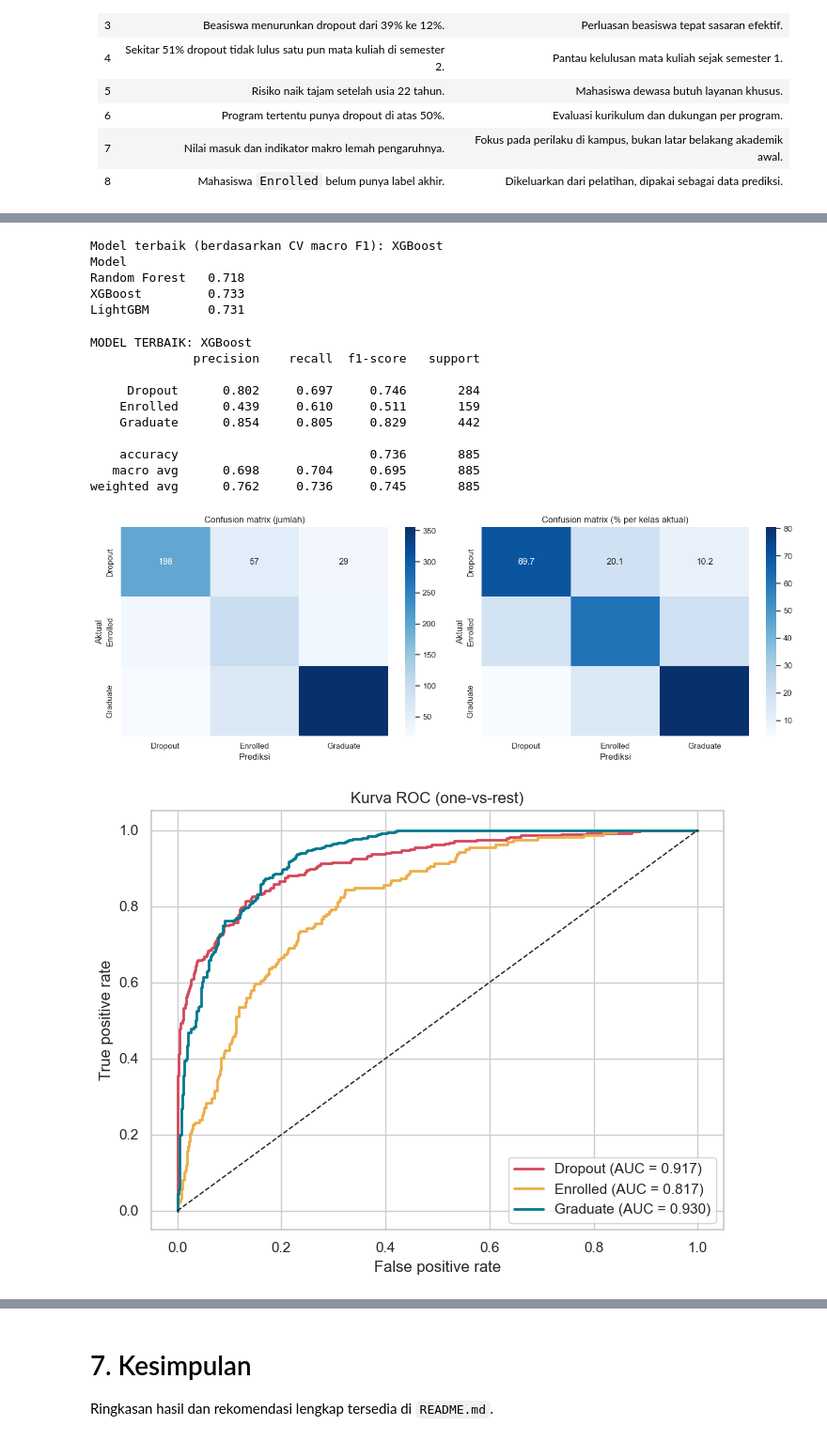
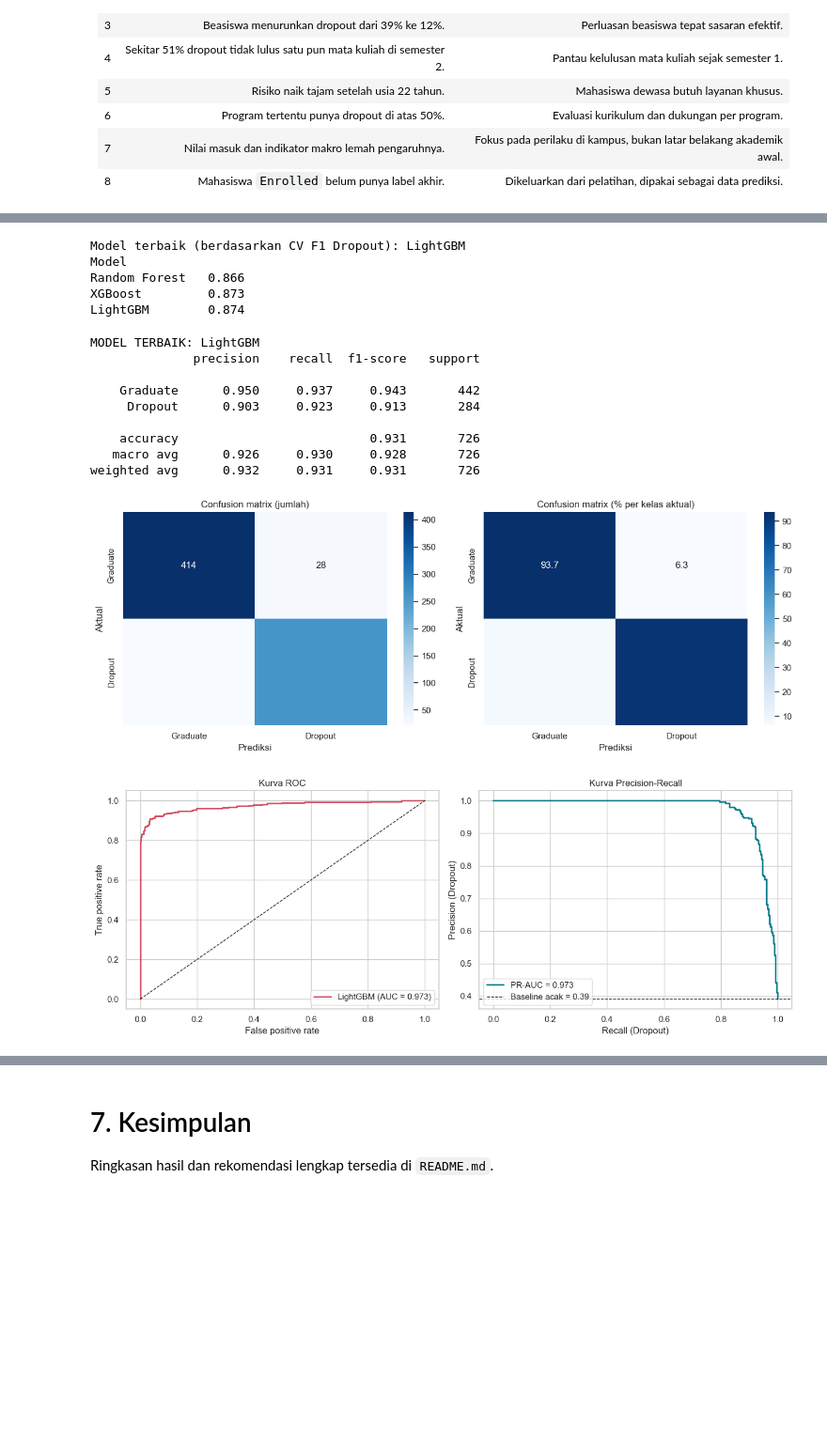
Before and after one commit to putraharifin/student-dropout-predictor, a Jupyter notebook: notebook.ipynb, the cells around one changed output, grey strips where cells are left out. Shown at 94% size. Saved outputs shown, nothing was run; the diff lists cells and outputs as text; code cells hidden in the pictures; blank space fills up the shorter version.

```diff
--- a/notebook.ipynb
+++ b/notebook.ipynb
@@ -906,12 +946,12 @@ ruang_param = {
 
 model_tuned, ringkas_tuning = {}, []
 for nama, grid in ruang_param.items():
-    cari = RandomizedSearchCV(buat_pipeline(nama), grid, n_iter=8, scoring="f1_macro",
+    cari = RandomizedSearchCV(buat_pipeline(nama), grid, n_iter=10, scoring="f1",
                               cv=StratifiedKFold(3, shuffle=True, random_state=RANDOM_STATE),
                               random_state=RANDOM_STATE, n_jobs=1, refit=True)
     cari.fit(X_train, y_train, **fit_params(nama, y_train))
     model_tuned[nama] = cari.best_estimator_
-    ringkas_tuning.append({"Model": nama, "Best CV Macro F1": cari.best_score_,
+    ringkas_tuning.append({"Model": nama, "Best CV F1 Dropout": cari.best_score_,
                            "Best params": {k.replace("model__", ""): v for k, v in cari.best_params_.items()}})
 
 model_tuned["Logistic Regression"] = buat_pipeline("Logistic Regression").fit(X_train, y_train)
@@ -991,56 +1034,56 @@ Kita memilih model dengan **macro F1 validasi silang tertinggi** pada tahap tuni
 # %%
-kandidat = ringkas_tuning["Best CV Macro F1"]
+kandidat = ringkas_tuning["Best CV F1 Dropout"]
 NAMA_TERBAIK = kandidat.idxmax()
 model_terbaik = model_tuned[NAMA_TERBAIK]
-print("Model terbaik (berdasarkan CV macro F1):", NAMA_TERBAIK)
+print("Model terbaik (berdasarkan CV F1 Dropout):", NAMA_TERBAIK)
 print(kandidat.round(4).to_string())
 # %% [output]
-Model terbaik (berdasarkan CV macro F1): XGBoost
+Model terbaik (berdasarkan CV F1 Dropout): LightGBM
 Model
-Random Forest   0.718
-XGBoost         0.733
-LightGBM        0.731
+Random Forest   0.866
+XGBoost         0.873
+LightGBM        0.874
 # %%
-pred_test = model_terbaik.predict(X_test)
+proba_test = model_terbaik.predict_proba(X_test)[:, 1]
+pred_test = (proba_test >= 0.5).astype(int)
+
 print(f"MODEL TERBAIK: {NAMA_TERBAIK}")
-print(classification_report(y_test, pred_test, target_names=STATUS_ORDER, digits=3))
+print(classification_report(y_test, pred_test, target_names=NAMA_KELAS, digits=3))
 
 cm = confusion_matrix(y_test, pred_test)
 cm_pct = cm / cm.sum(axis=1, keepdims=True) * 100
-fig, ax = plt.subplots(1, 2, figsize=(14, 5))
-sns.heatmap(cm, annot=True, fmt="d", cmap="Blues", xticklabels=STATUS_ORDER, yticklabels=STATUS_ORDER, ax=ax[0])
+fig, ax = plt.subplots(1, 2, figsize=(13, 4.8))
+sns.heatmap(cm, annot=True, fmt="d", cmap="Blues", xticklabels=NAMA_KELAS, yticklabels=NAMA_KELAS, ax=ax[0])
 ax[0].set_title("Confusion matrix (jumlah)")
-sns.heatmap(cm_pct, annot=True, fmt=".1f", cmap="Blues", xticklabels=STATUS_ORDER, yticklabels=STATUS_ORDER, ax=ax[1])
+sns.heatmap(cm_pct, annot=True, fmt=".1f", cmap="Blues", xticklabels=NAMA_KELAS, yticklabels=NAMA_KELAS, ax=ax[1])
 ax[1].set_title("Confusion matrix (% per kelas aktual)")
 for a in ax:
     a.set_xlabel("Prediksi"); a.set_ylabel("Aktual")
 plt.tight_layout(); plt.show()
 # %% [output]
-MODEL TERBAIK: XGBoost
+MODEL TERBAIK: LightGBM
               precision    recall  f1-score   support
 
-     Dropout      0.802     0.697     0.746       284
-    Enrolled      0.439     0.610     0.511       159
-    Graduate      0.854     0.805     0.829       442
+    Graduate      0.950     0.937     0.943       442
+     Dropout      0.903     0.923     0.913       284
 
-    accuracy                          0.736       885
-   macro avg      0.698     0.704     0.695       885
-weighted avg      0.762     0.736     0.745       885
+    accuracy                          0.931       726
+   macro avg      0.926     0.930     0.928       726
+weighted avg      0.932     0.931     0.931       726
-[figure, old version]
+[figure, new version]
 # %%
-from sklearn.metrics import roc_curve, auc
-from sklearn.preprocessing import label_binarize
-
-proba_test = model_terbaik.predict_proba(X_test)
-y_bin = label_binarize(y_test, classes=[0, 1, 2])
-fig, ax = plt.subplots(figsize=(7, 5.5))
-for i, s in enumerate(STATUS_ORDER):
-    fpr, tpr, _ = roc_curve(y_bin[:, i], proba_test[:, i])
-    ax.plot(fpr, tpr, color=PALETTE[s], lw=2, label=f"{s} (AUC = {auc(fpr, tpr):.3f})")
-ax.plot([0, 1], [0, 1], "k--", lw=1)
-ax.set_xlabel("False positive rate"); ax.set_ylabel("True positive rate")
-ax.set_title("Kurva ROC (one-vs-rest)"); ax.legend(loc="lower right")
+fpr, tpr, _ = roc_curve(y_test, proba_test)
+prec, rec, _ = precision_recall_curve(y_test, proba_test)
+fig, ax = plt.subplots(1, 2, figsize=(13, 5))
+ax[0].plot(fpr, tpr, color="#d1495b", lw=2, label=f"{NAMA_TERBAIK} (AUC = {roc_auc_score(y_test, proba_test):.3f})")
+ax[0].plot([0, 1], [0, 1], "k--", lw=1)
+ax[0].set_xlabel("False positive rate"); ax[0].set_ylabel("True positive rate")
+ax[0].set_title("Kurva ROC"); ax[0].legend(loc="lower right")
+ax[1].plot(rec, prec, color="#00798c", lw=2, label=f"PR-AUC = {average_precision_score(y_test, proba_test):.3f}")
+ax[1].axhline(y_test.mean(), color="k", ls="--", lw=1, label=f"Baseline acak = {y_test.mean():.2f}")
+ax[1].set_xlabel("Recall (Dropout)"); ax[1].set_ylabel("Precision (Dropout)")
+ax[1].set_title("Kurva Precision-Recall"); ax[1].legend(loc="lower left")
 plt.tight_layout(); plt.show()
 # %% [output]
-[figure, old version]
+[figure, new version]
 # %% [markdown]
```
Also changed, not shown: parts of 46 cells of this notebook, 4 other files.
